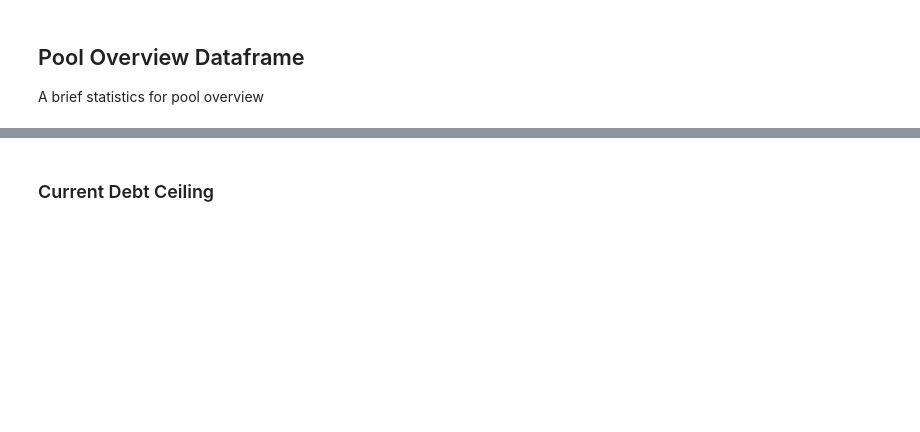
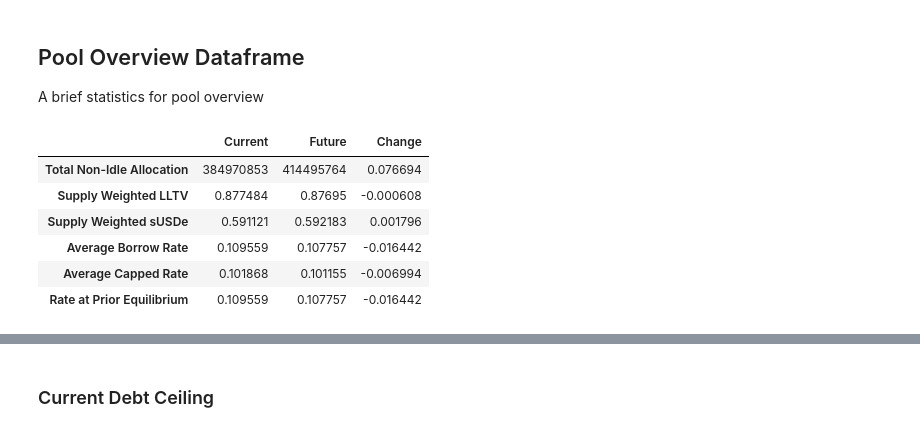
Before and after one commit to lavanic99/morpho_allocation, a Jupyter notebook: morpho_reallocation.ipynb, the cells around one changed output, grey strips where cells are left out. Saved outputs shown, nothing was run; the diff lists cells and outputs as text; code cells hidden in the pictures; blank space fills up the shorter version.

```diff
--- a/morpho_reallocation.ipynb
+++ b/morpho_reallocation.ipynb
@@ -278,6 +279,14 @@ columns_stats = [
 
 pool_overview = pd.DataFrame(index=pool_stats, columns=columns_stats)
 statistics = PoolOverview(pools_df, pool_overview)
-# %%
-stats = statistics.update_pool_overview()
+# %%
+statistics.update_pool_overview()
+# %% [output]
+|  | Current | Future | Change |
+| Total Non-Idle Allocation | 384970853 | 414495764 | 0.076694 |
+| Supply Weighted LLTV | 0.877484 | 0.87695 | -0.000608 |
+| Supply Weighted sUSDe | 0.591121 | 0.592183 | 0.001796 |
+| Average Borrow Rate | 0.109559 | 0.107757 | -0.016442 |
+| Average Capped Rate | 0.101868 | 0.101155 | -0.006994 |
+| Rate at Prior Equilibrium | 0.109559 | 0.107757 | -0.016442 |
 # %%
```
Also changed, not shown: parts of 10 cells of this notebook.
